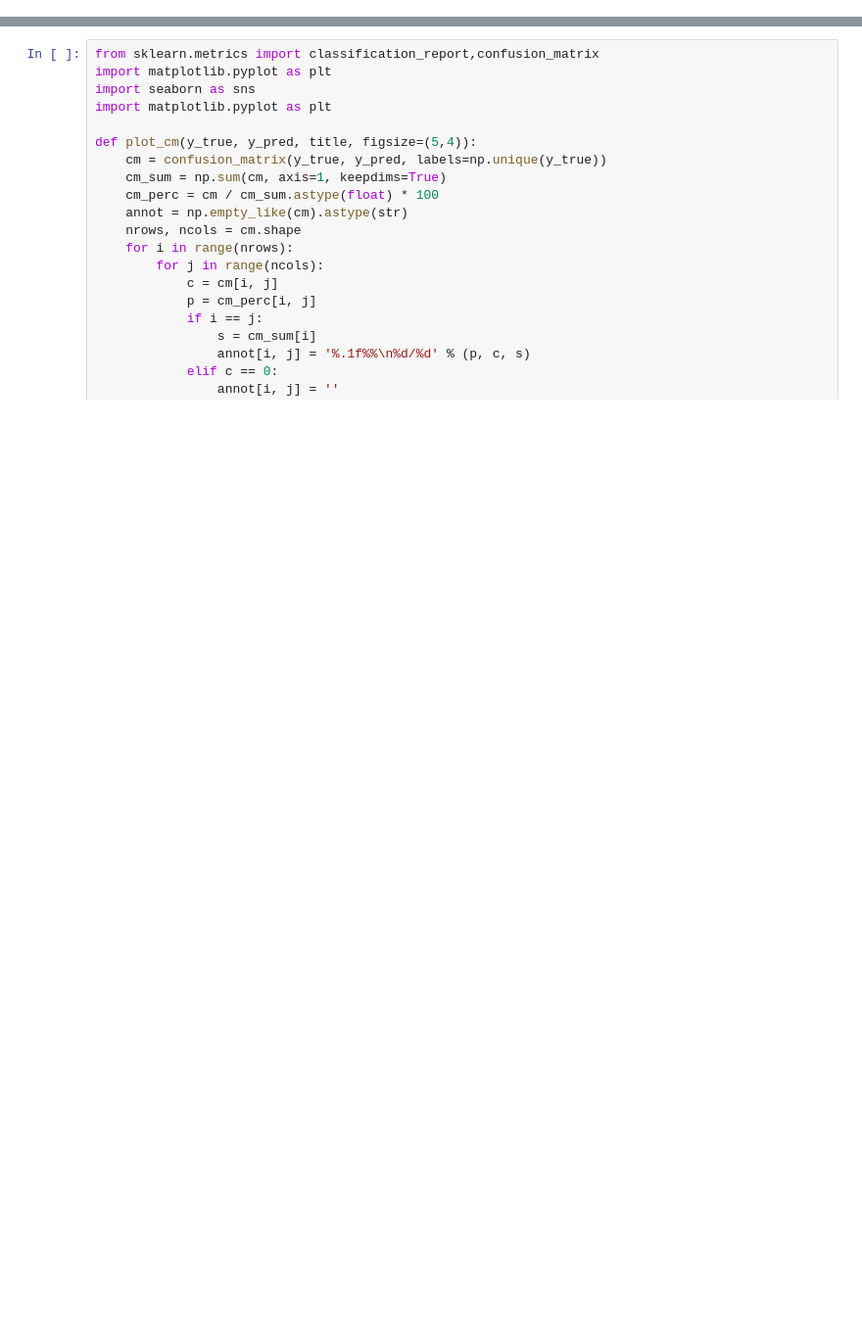
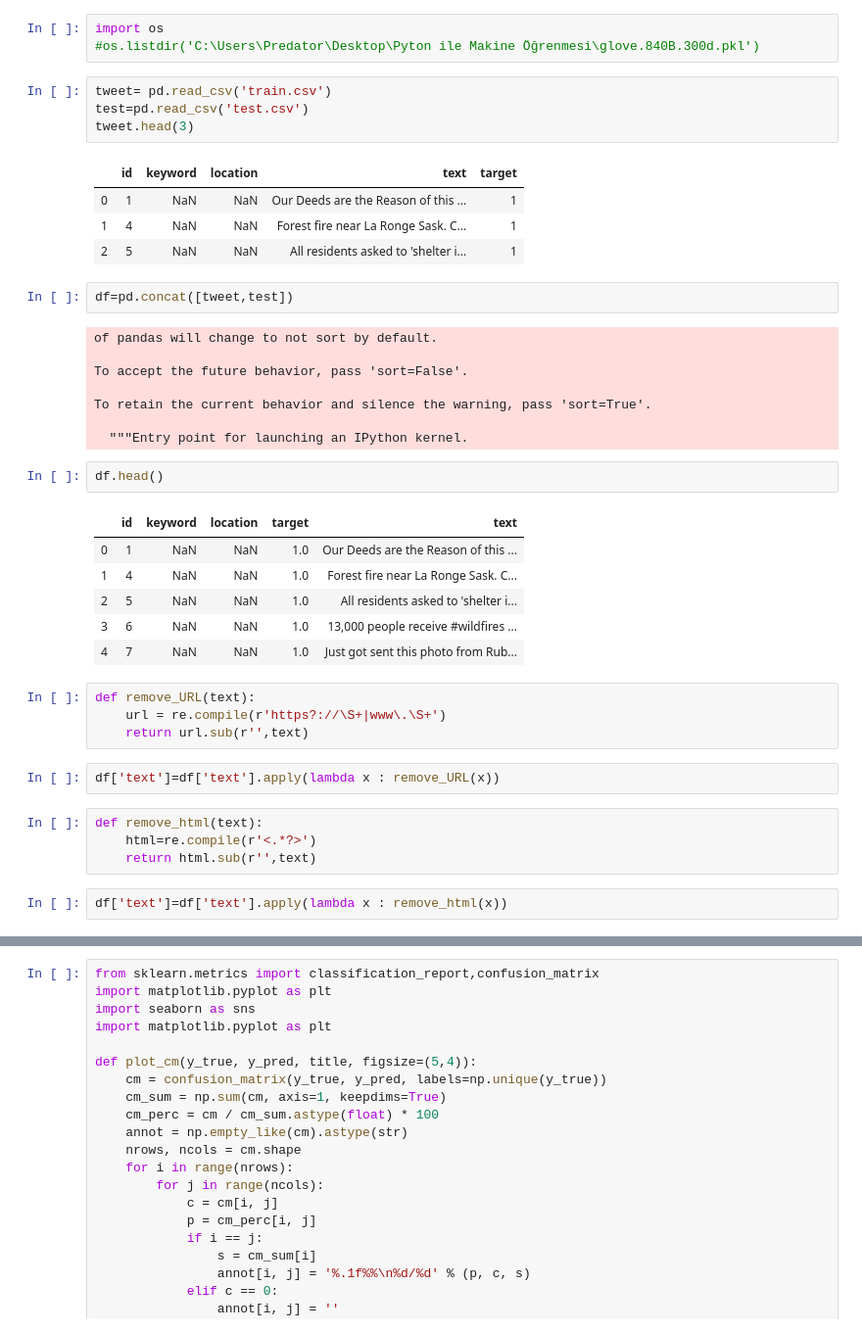
Before and after one commit to simplextable/NLP3, a Jupyter notebook: ver001e.ipynb, the cells around one changed output, grey strips where cells are left out. Shown at 98% size. Cells and saved outputs as stored; diff of their text form; blank space fills up the shorter version.

```diff
--- a/ver001e.ipynb
+++ b/ver001e.ipynb
@@ -394,0 +27,43 @@ predictions = model.predict_classes(x_test)
+# %%
+import os
+#os.listdir('C:\Users\Predator\Desktop\Pyton ile Makine Öğrenmesi\glove.840B.300d.pkl')
+# %%
+tweet= pd.read_csv('train.csv')
+test=pd.read_csv('test.csv')
+tweet.head(3)
+# %% [output]
+|  | id | keyword | location | text | target |
+| 0 | 1 | NaN | NaN | Our Deeds are the Reason of this ... | 1 |
+| 1 | 4 | NaN | NaN | Forest fire near La Ronge Sask. C... | 1 |
+| 2 | 5 | NaN | NaN | All residents asked to 'shelter i... | 1 |
+# %%
+df=pd.concat([tweet,test])
+# %% [output]
+of pandas will change to not sort by default.
+
+To accept the future behavior, pass 'sort=False'.
+
+To retain the current behavior and silence the warning, pass 'sort=True'.
+
+  """Entry point for launching an IPython kernel.
+# %%
+df.head()
+# %% [output]
+|  | id | keyword | location | target | text |
+| 0 | 1 | NaN | NaN | 1.0 | Our Deeds are the Reason of this ... |
+| 1 | 4 | NaN | NaN | 1.0 | Forest fire near La Ronge Sask. C... |
+| 2 | 5 | NaN | NaN | 1.0 | All residents asked to 'shelter i... |
+| 3 | 6 | NaN | NaN | 1.0 | 13,000 people receive #wildfires ... |
+| 4 | 7 | NaN | NaN | 1.0 | Just got sent this photo from Rub... |
+# %%
+def remove_URL(text):
+    url = re.compile(r'https?://\S+|www\.\S+')
+    return url.sub(r'',text)
+# %%
+df['text']=df['text'].apply(lambda x : remove_URL(x))
+# %%
+def remove_html(text):
+    html=re.compile(r'<.*?>')
+    return html.sub(r'',text)
+# %%
+df['text']=df['text'].apply(lambda x : remove_html(x))
```
Also changed, not shown: parts of 63 cells of this notebook, 3 other files.
